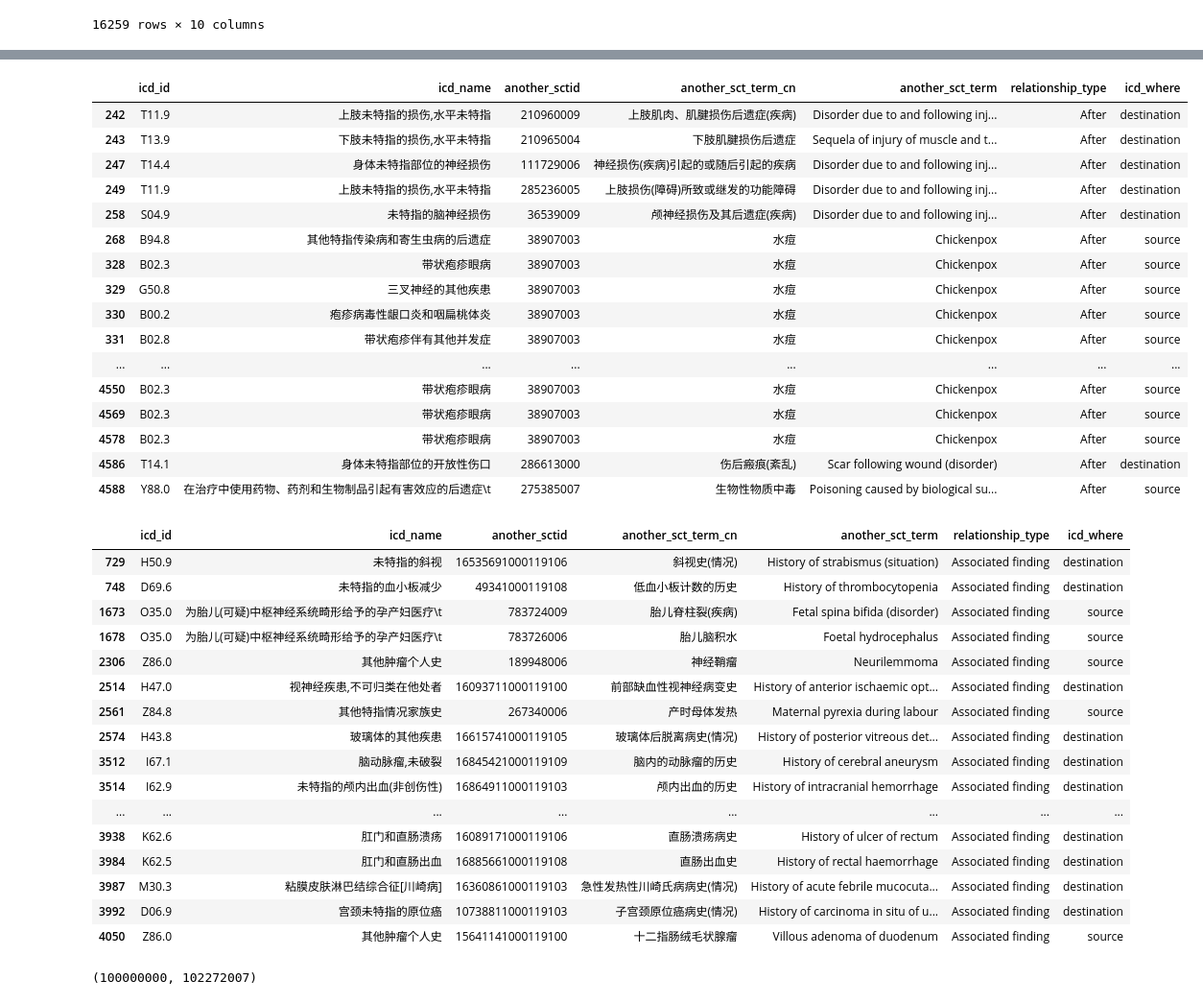
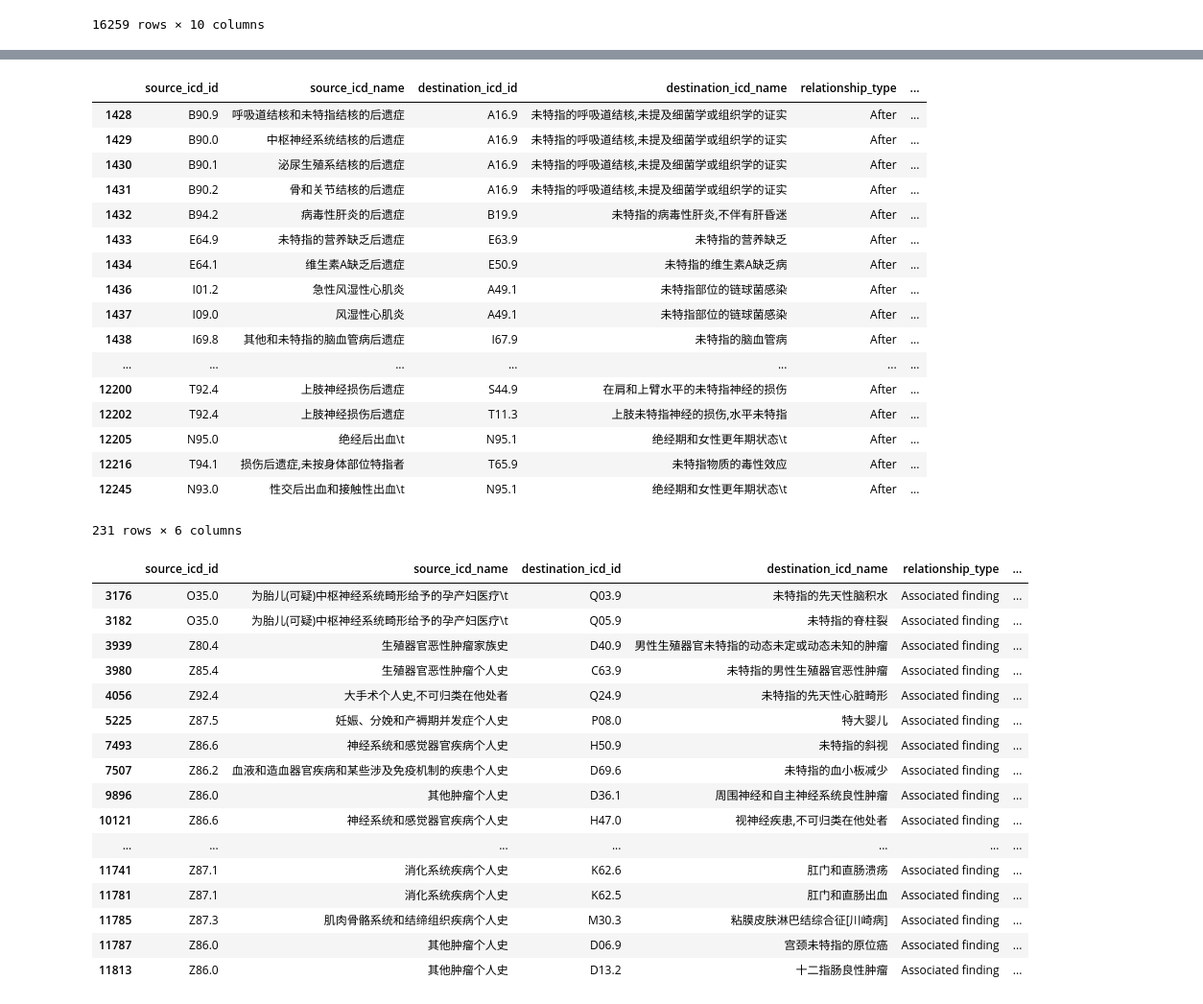
Before and after one commit to sibbay-ai/medical, a Jupyter notebook: Snomed_relationship_analysis/snomed_relationship.ipynb, the cells around one changed output, grey strips where cells are left out. Shown at 96% size. Drawn from its saved outputs; the diff is of its cells as text; code cells hidden in the pictures.

```diff
--- a/Snomed_relationship_analysis/snomed_relationship.ipynb
+++ b/Snomed_relationship_analysis/snomed_relationship.ipynb
@@ -256,6 +256,8 @@ both_icd_result = [{
 } for row in both_icd.iterrows() if list(icd2sct[icd2sct['conceptId']==row[1]['sourceId']]['亚目编码'])[0] != list(icd2sct[icd2sct['conceptId']==row[1]['destinationId']]['亚目编码'])[0]]
 # %%
 both_icd_result = pd.DataFrame(both_icd_result)[['source_icd_id', 'source_icd_name', 'destination_icd_id', 'destination_icd_name', 'relationship_type', 'relationship_id', ]]
+# %%
+both_icd_result = both_icd_result.drop_duplicates(['source_icd_id', 'destination_icd_id'])
 # %%
 both_icd_result.sort_values(by='relationship_type')
 # %% [output]
@@ -326,40 +316,41 @@ df_disease[df_disease['relationship_type'] == 'Due to']
 # %%
-df_disease[df_disease['relationship_type'] == 'After']
+both_icd_result[both_icd_result['relationship_type'] == 'After']
 # %% [output]
-|  | icd_id | icd_name | another_sctid | another_sct_term_cn | another_sct_term | relationship_type | icd_where |
-| 242 | T11.9 | 上肢未特指的损伤,水平未特指 | 210960009 | 上肢肌肉、肌腱损伤后遗症(疾病) | Disorder due to and following inj... | After | destination |
-| 243 | T13.9 | 下肢未特指的损伤,水平未特指 | 210965004 | 下肢肌腱损伤后遗症 | Sequela of injury of muscle and t... | After | destination |
-| 247 | T14.4 | 身体未特指部位的神经损伤 | 111729006 | 神经损伤(疾病)引起的或随后引起的疾病 | Disorder due to and following inj... | After | destination |
-| 249 | T11.9 | 上肢未特指的损伤,水平未特指 | 285236005 | 上肢损伤(障碍)所致或继发的功能障碍 | Disorder due to and following inj... | After | destination |
-| 258 | S04.9 | 未特指的脑神经损伤 | 36539009 | 颅神经损伤及其后遗症(疾病) | Disorder due to and following inj... | After | destination |
-| 268 | B94.8 | 其他特指传染病和寄生虫病的后遗症 | 38907003 | 水痘 | Chickenpox | After | source |
-| 328 | B02.3 | 带状疱疹眼病 | 38907003 | 水痘 | Chickenpox | After | source |
-| 329 | G50.8 | 三叉神经的其他疾患 | 38907003 | 水痘 | Chickenpox | After | source |
-| 330 | B00.2 | 疱疹病毒性龈口炎和咽扁桃体炎 | 38907003 | 水痘 | Chickenpox | After | source |
-| 331 | B02.8 | 带状疱疹伴有其他并发症 | 38907003 | 水痘 | Chickenpox | After | source |
-| ... | ... | ... | ... | ... | ... | ... | ... |
-| 4550 | B02.3 | 带状疱疹眼病 | 38907003 | 水痘 | Chickenpox | After | source |
-| 4569 | B02.3 | 带状疱疹眼病 | 38907003 | 水痘 | Chickenpox | After | source |
-| 4578 | B02.3 | 带状疱疹眼病 | 38907003 | 水痘 | Chickenpox | After | source |
-| 4586 | T14.1 | 身体未特指部位的开放性伤口 | 286613000 | 伤后瘢痕(紊乱) | Scar following wound (disorder) | After | destination |
-| 4588 | Y88.0 | 在治疗中使用药物、药剂和生物制品引起有害效应的后遗症\t | 275385007 | 生物性物质中毒 | Poisoning caused by biological su... | After | source |
+|  | source_icd_id | source_icd_name | destination_icd_id | destination_icd_name | relationship_type | ... |
+| 1428 | B90.9 | 呼吸道结核和未特指结核的后遗症 | A16.9 | 未特指的呼吸道结核,未提及细菌学或组织学的证实 | After | ... |
+| 1429 | B90.0 | 中枢神经系统结核的后遗症 | A16.9 | 未特指的呼吸道结核,未提及细菌学或组织学的证实 | After | ... |
+| 1430 | B90.1 | 泌尿生殖系结核的后遗症 | A16.9 | 未特指的呼吸道结核,未提及细菌学或组织学的证实 | After | ... |
+| 1431 | B90.2 | 骨和关节结核的后遗症 | A16.9 | 未特指的呼吸道结核,未提及细菌学或组织学的证实 | After | ... |
+| 1432 | B94.2 | 病毒性肝炎的后遗症 | B19.9 | 未特指的病毒性肝炎,不伴有肝昏迷 | After | ... |
+| 1433 | E64.9 | 未特指的营养缺乏后遗症 | E63.9 | 未特指的营养缺乏 | After | ... |
+| 1434 | E64.1 | 维生素A缺乏后遗症 | E50.9 | 未特指的维生素A缺乏病 | After | ... |
+| 1436 | I01.2 | 急性风湿性心肌炎 | A49.1 | 未特指部位的链球菌感染 | After | ... |
+| 1437 | I09.0 | 风湿性心肌炎 | A49.1 | 未特指部位的链球菌感染 | After | ... |
+| 1438 | I69.8 | 其他和未特指的脑血管病后遗症 | I67.9 | 未特指的脑血管病 | After | ... |
+| ... | ... | ... | ... | ... | ... | ... |
+| 12200 | T92.4 | 上肢神经损伤后遗症 | S44.9 | 在肩和上臂水平的未特指神经的损伤 | After | ... |
+| 12202 | T92.4 | 上肢神经损伤后遗症 | T11.3 | 上肢未特指神经的损伤,水平未特指 | After | ... |
+| 12205 | N95.0 | 绝经后出血\t | N95.1 | 绝经期和女性更年期状态\t | After | ... |
+| 12216 | T94.1 | 损伤后遗症,未按身体部位特指者 | T65.9 | 未特指物质的毒性效应 | After | ... |
+| 12245 | N93.0 | 性交后出血和接触性出血\t | N95.1 | 绝经期和女性更年期状态\t | After | ... |
+231 rows × 6 columns
 # %%
-df_disease[df_disease['relationship_type'] == 'Associated finding']
+both_icd_result[both_icd_result['relationship_type'] == 'Associated finding']
 # %% [output]
-|  | icd_id | icd_name | another_sctid | another_sct_term_cn | another_sct_term | relationship_type | icd_where |
-| 729 | H50.9 | 未特指的斜视 | 16535691000119106 | 斜视史(情况) | History of strabismus (situation) | Associated finding | destination |
-| 748 | D69.6 | 未特指的血小板减少 | 49341000119108 | 低血小板计数的历史 | History of thrombocytopenia | Associated finding | destination |
-| 1673 | O35.0 | 为胎儿(可疑)中枢神经系统畸形给予的孕产妇医疗\t | 783724009 | 胎儿脊柱裂(疾病) | Fetal spina bifida (disorder) | Associated finding | source |
-| 1678 | O35.0 | 为胎儿(可疑)中枢神经系统畸形给予的孕产妇医疗\t | 783726006 | 胎儿脑积水 | Foetal hydrocephalus | Associated finding | source |
-| 2306 | Z86.0 | 其他肿瘤个人史 | 189948006 | 神经鞘瘤 | Neurilemmoma | Associated finding | source |
-| 2514 | H47.0 | 视神经疾患,不可归类在他处者 | 16093711000119100 | 前部缺血性视神经病变史 | History of anterior ischaemic opt... | Associated finding | destination |
-| 2561 | Z84.8 | 其他特指情况家族史 | 267340006 | 产时母体发热 | Maternal pyrexia during labour | Associated finding | source |
-| 2574 | H43.8 | 玻璃体的其他疾患 | 16615741000119105 | 玻璃体后脱离病史(情况) | History of posterior vitreous det... | Associated finding | destination |
-| 3512 | I67.1 | 脑动脉瘤,未破裂 | 16845421000119109 | 脑内的动脉瘤的历史 | History of cerebral aneurysm | Associated finding | destination |
-| 3514 | I62.9 | 未特指的颅内出血(非创伤性) | 16864911000119103 | 颅内出血的历史 | History of intracranial hemorrhage | Associated finding | destination |
-| ... | ... | ... | ... | ... | ... | ... | ... |
-| 3938 | K62.6 | 肛门和直肠溃疡 | 16089171000119106 | 直肠溃疡病史 | History of ulcer of rectum | Associated finding | destination |
-| 3984 | K62.5 | 肛门和直肠出血 | 16885661000119108 | 直肠出血史 | History of rectal haemorrhage | Associated finding | destination |
-| 3987 | M30.3 | 粘膜皮肤淋巴结综合征[川崎病] | 16360861000119103 | 急性发热性川崎氏病病史(情况) | History of acute febrile mucocuta... | Associated finding | destination |
-| 3992 | D06.9 | 宫颈未特指的原位癌 | 10738811000119103 | 子宫颈原位癌病史(情况) | History of carcinoma in situ of u... | Associated finding | destination |
-| 4050 | Z86.0 | 其他肿瘤个人史 | 15641141000119100 | 十二指肠绒毛状腺瘤 | Villous adenoma of duodenum | Associated finding | source |
+|  | source_icd_id | source_icd_name | destination_icd_id | destination_icd_name | relationship_type | ... |
+| 3176 | O35.0 | 为胎儿(可疑)中枢神经系统畸形给予的孕产妇医疗\t | Q03.9 | 未特指的先天性脑积水 | Associated finding | ... |
+| 3182 | O35.0 | 为胎儿(可疑)中枢神经系统畸形给予的孕产妇医疗\t | Q05.9 | 未特指的脊柱裂 | Associated finding | ... |
+| 3939 | Z80.4 | 生殖器官恶性肿瘤家族史 | D40.9 | 男性生殖器官未特指的动态未定或动态未知的肿瘤 | Associated finding | ... |
+| 3980 | Z85.4 | 生殖器官恶性肿瘤个人史 | C63.9 | 未特指的男性生殖器官恶性肿瘤 | Associated finding | ... |
+| 4056 | Z92.4 | 大手术个人史,不可归类在他处者 | Q24.9 | 未特指的先天性心脏畸形 | Associated finding | ... |
+| 5225 | Z87.5 | 妊娠、分娩和产褥期并发症个人史 | P08.0 | 特大婴儿 | Associated finding | ... |
+| 7493 | Z86.6 | 神经系统和感觉器官疾病个人史 | H50.9 | 未特指的斜视 | Associated finding | ... |
+| 7507 | Z86.2 | 血液和造血器官疾病和某些涉及免疫机制的疾患个人史 | D69.6 | 未特指的血小板减少 | Associated finding | ... |
+| 9896 | Z86.0 | 其他肿瘤个人史 | D36.1 | 周围神经和自主神经系统良性肿瘤 | Associated finding | ... |
+| 10121 | Z86.6 | 神经系统和感觉器官疾病个人史 | H47.0 | 视神经疾患,不可归类在他处者 | Associated finding | ... |
+| ... | ... | ... | ... | ... | ... | ... |
+| 11741 | Z87.1 | 消化系统疾病个人史 | K62.6 | 肛门和直肠溃疡 | Associated finding | ... |
+| 11781 | Z87.1 | 消化系统疾病个人史 | K62.5 | 肛门和直肠出血 | Associated finding | ... |
+| 11785 | Z87.3 | 肌肉骨骼系统和结缔组织疾病个人史 | M30.3 | 粘膜皮肤淋巴结综合征[川崎病] | Associated finding | ... |
+| 11787 | Z86.0 | 其他肿瘤个人史 | D06.9 | 宫颈未特指的原位癌 | Associated finding | ... |
+| 11813 | Z86.0 | 其他肿瘤个人史 | D13.2 | 十二指肠良性肿瘤 | Associated finding | ... |
@@ -382,4 +356,0 @@ for row in rela.iterrows():
-# %%
-tuple(row[1][['sourceId', 'destinationId']])
-# %% [output]
-(100000000, 102272007)
```
Also changed, not shown: parts of 7 cells of this notebook, 1 other file.
